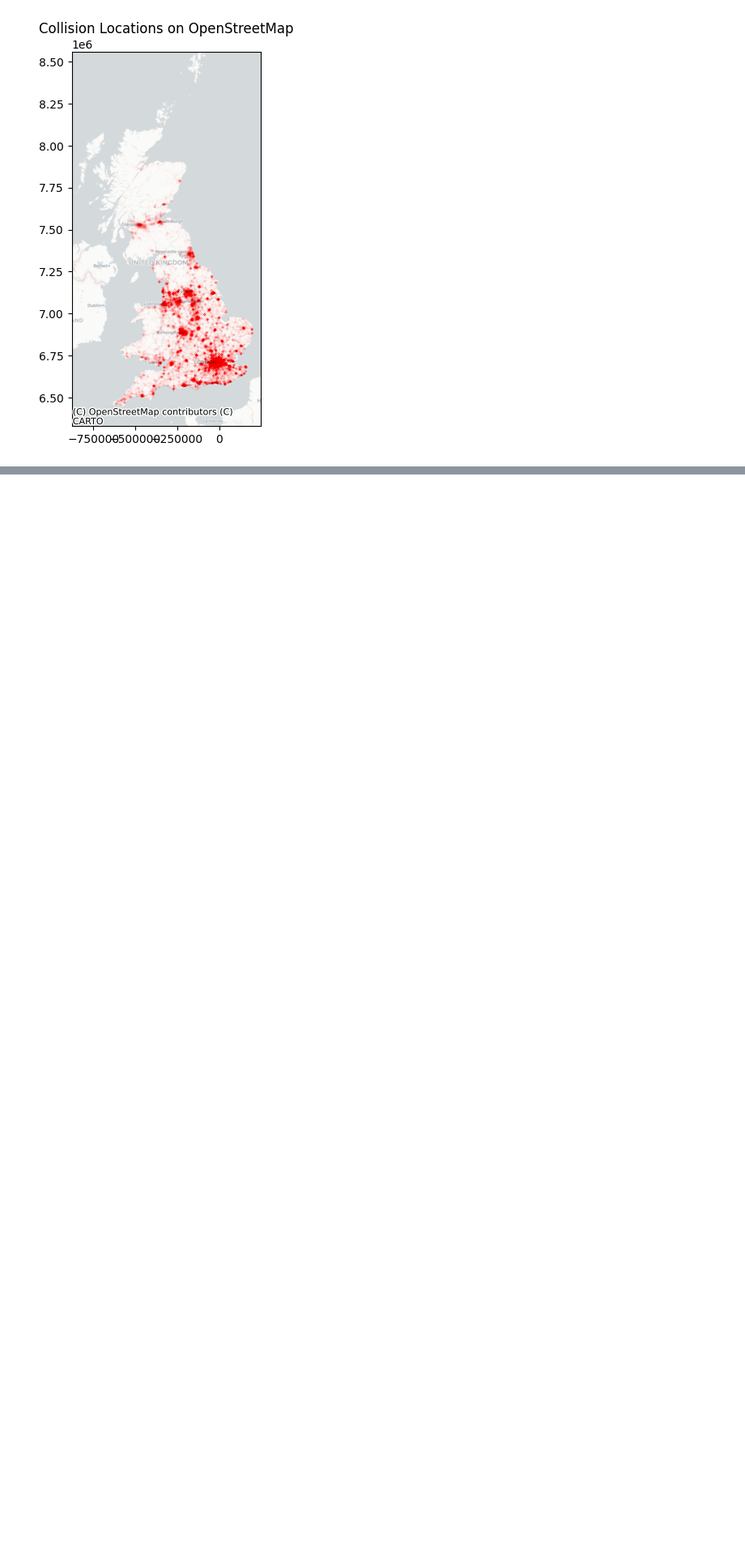
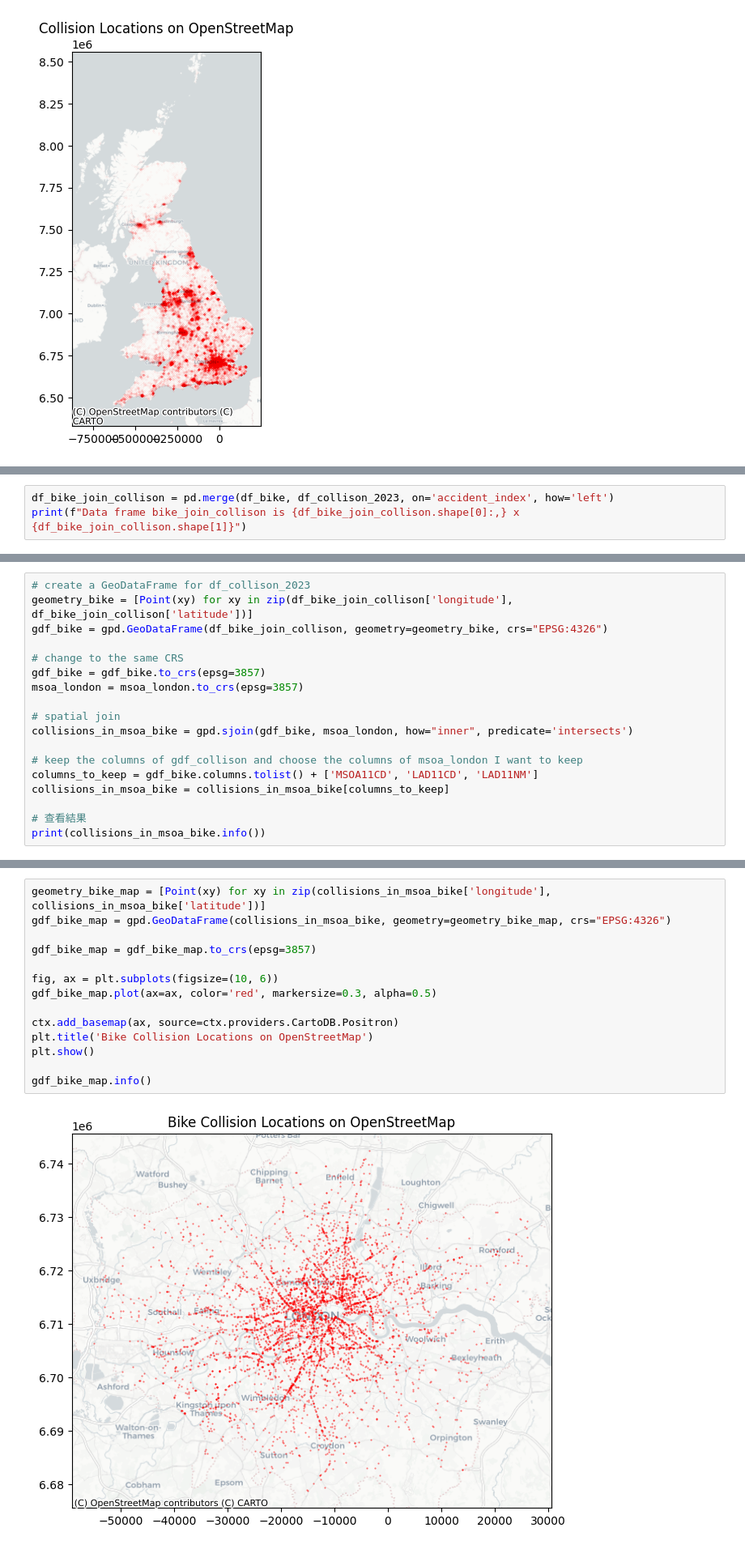
Before and after one commit to iantsern-twuk/CASA0007_Quantitative-Methods, a Jupyter notebook: Assessment/group work/data_cleaning.ipynb, the cells around one changed output, grey strips where cells are left out. Shown at 81% size. Drawn from its saved outputs; the diff is of its cells as text; blank space fills up the shorter version.

```diff
--- a/Assessment/group work/data_cleaning.ipynb
+++ b/Assessment/group work/data_cleaning.ipynb
@@ -139,0 +214,3 @@ plt.show()
+# %%
+df_bike_join_collison = pd.merge(df_bike, df_collison_2023, on='accident_index', how='left')
+print(f"Data frame bike_join_collison is {df_bike_join_collison.shape[0]:,} x {df_bike_join_collison.shape[1]}")
@@ -139,0 +225,18 @@ plt.show()
+# %%
+# create a GeoDataFrame for df_collison_2023
+geometry_bike = [Point(xy) for xy in zip(df_bike_join_collison['longitude'], df_bike_join_collison['latitude'])]
+gdf_bike = gpd.GeoDataFrame(df_bike_join_collison, geometry=geometry_bike, crs="EPSG:4326")
+
+# change to the same CRS
+gdf_bike = gdf_bike.to_crs(epsg=3857)
+msoa_london = msoa_london.to_crs(epsg=3857)
+
+# spatial join
+collisions_in_msoa_bike = gpd.sjoin(gdf_bike, msoa_london, how="inner", predicate='intersects')
+
+# keep the columns of gdf_collison and choose the columns of msoa_london I want to keep
+columns_to_keep = gdf_bike.columns.tolist() + ['MSOA11CD', 'LAD11CD', 'LAD11NM']
+collisions_in_msoa_bike = collisions_in_msoa_bike[columns_to_keep]
+
+# 查看結果
+print(collisions_in_msoa_bike.info())
@@ -139,0 +261,16 @@ plt.show()
+# %%
+geometry_bike_map = [Point(xy) for xy in zip(collisions_in_msoa_bike['longitude'], collisions_in_msoa_bike['latitude'])]
+gdf_bike_map = gpd.GeoDataFrame(collisions_in_msoa_bike, geometry=geometry_bike_map, crs="EPSG:4326")
+
+gdf_bike_map = gdf_bike_map.to_crs(epsg=3857)
+
+fig, ax = plt.subplots(figsize=(10, 6))
+gdf_bike_map.plot(ax=ax, color='red', markersize=0.3, alpha=0.5)
+
+ctx.add_basemap(ax, source=ctx.providers.CartoDB.Positron)
+plt.title('Bike Collision Locations on OpenStreetMap')
+plt.show()
+
+gdf_bike_map.info()
+# %% [output]
+[figure, added]
```
Also changed, not shown: parts of 29 cells of this notebook, 12 other files.
